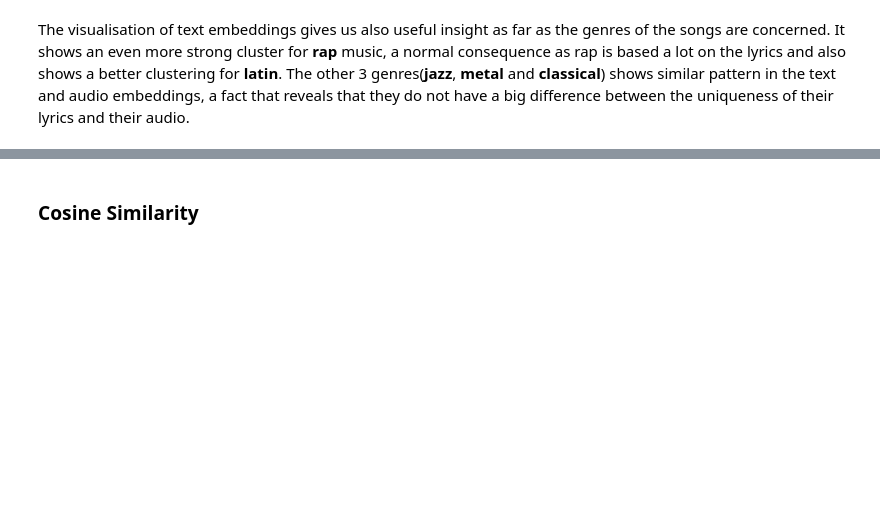
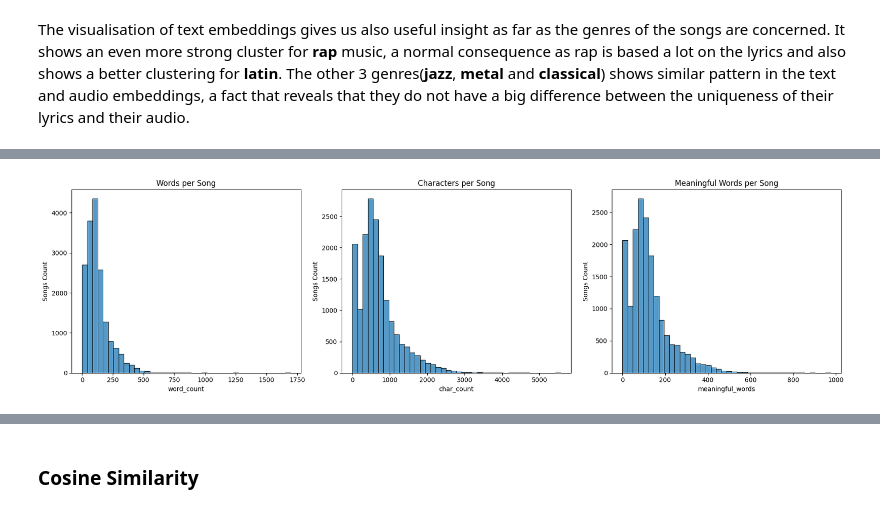
Before and after one commit to Oiko8/Multimodal-Music-Analysis, a Jupyter notebook: part1(oiko).ipynb, the cells around one changed output, grey strips where cells are left out. Drawn from its saved outputs; the diff is of its cells as text; code cells hidden in the pictures; blank space fills up the shorter version.

```diff
--- a/part1(oiko).ipynb
+++ b/part1(oiko).ipynb
@@ -572,0 +617,24 @@ The visualisation of text embeddings gives us also useful insight as far as the
+# %%
+data['word_count'] = data['lyrics'].apply(count_words)
+data['char_count'] = data['lyrics'].apply(count_chars)
+data['meaningful_words'] = data['lyrics'].apply(count_meaningful_words)
+# %%
+# --- Histograms ---
+fig, axes = plt.subplots(1, 3, figsize=(18,5))
+
+sns.histplot(data['word_count'], bins=40, ax=axes[0])
+axes[0].set_title("Words per Song")
+axes[0].set_ylabel("Songs Count")
+
+sns.histplot(data['char_count'], bins=40, ax=axes[1])
+axes[1].set_title("Characters per Song")
+axes[1].set_ylabel("Songs Count")
+
+sns.histplot(data['meaningful_words'], bins=40, ax=axes[2])
+axes[2].set_title("Meaningful Words per Song")
+axes[2].set_ylabel("Songs Count")
+
+plt.tight_layout()
+plt.show()
+# %% [output]
+[figure, added]
```
Also changed, not shown: parts of 23 cells of this notebook.
